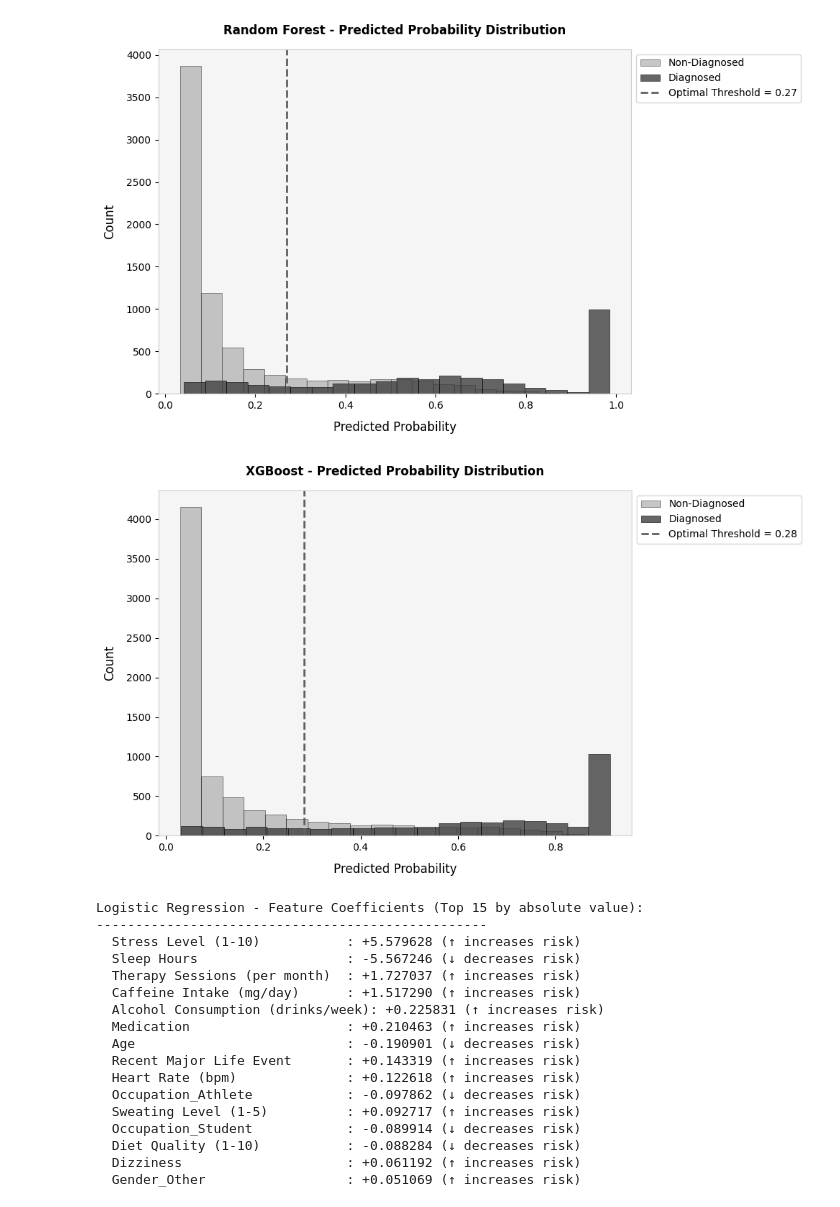
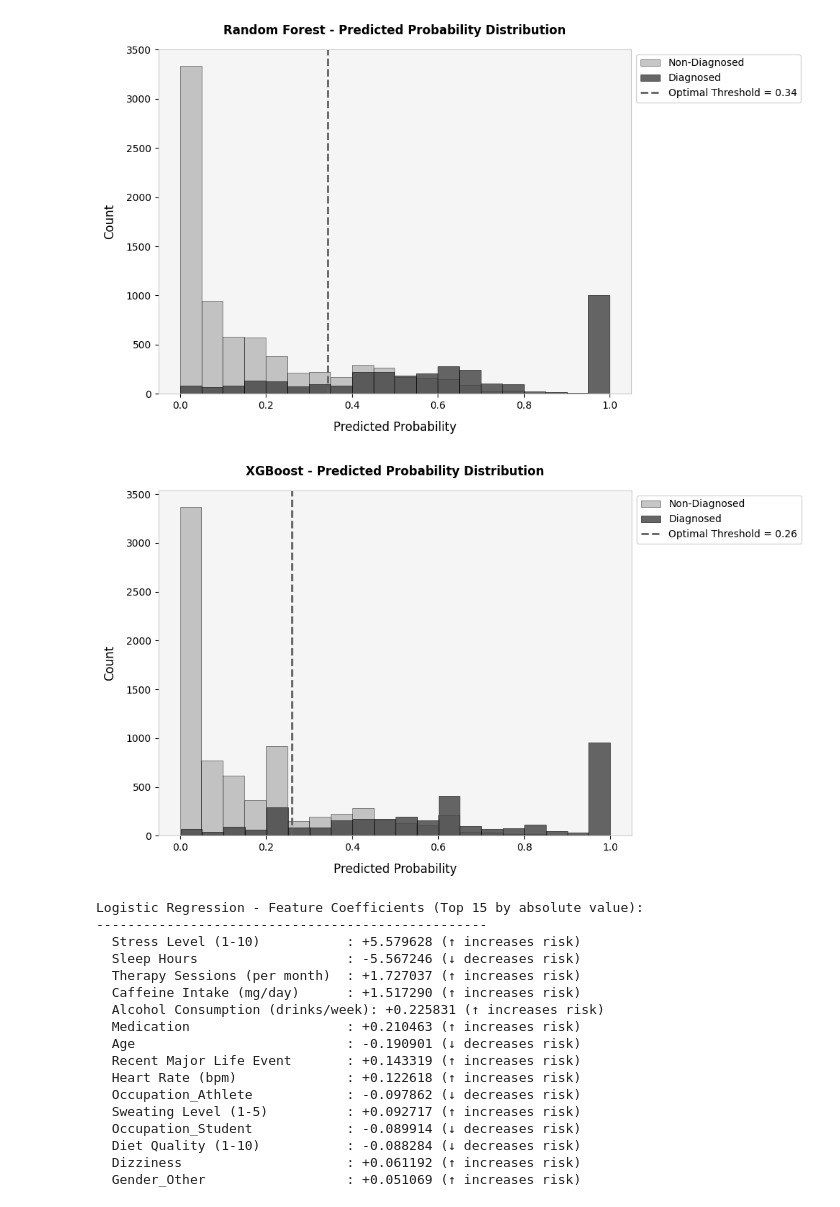
Before and after one commit to GEORGEMUTALE/DECLINE, a Jupyter notebook: model.ipynb, the cells around one changed output. Drawn from its saved outputs; the diff is of its cells as text; code cells hidden in the pictures.

```diff
--- a/model.ipynb
+++ b/model.ipynb
@@ -181,9 +181,9 @@ best_xgb    = xgb_search.best_estimator_
 scale_pos_weight = (y_train == 0).sum() / (y_train == 1).sum()
 best_xgb.named_steps['classifier'].set_params(scale_pos_weight=scale_pos_weight)
 
-logreg_model = CalibratedClassifierCV(best_logreg, method="sigmoid", cv=3)
-rf_model     = CalibratedClassifierCV(best_rf,     method="sigmoid", cv=3)
-xgb_model    = CalibratedClassifierCV(best_xgb,    method="sigmoid", cv=3)
+logreg_model = CalibratedClassifierCV(best_logreg, method="isotonic", cv=3)
+rf_model     = CalibratedClassifierCV(best_rf,     method="isotonic", cv=3)
+xgb_model    = CalibratedClassifierCV(best_xgb,    method="isotonic", cv=3)
 
 logreg_model.fit(X_train, y_train)
 rf_model.fit(X_train, y_train)
@@ -460,8 +460,8 @@ shap_values_class1 = shap_values_class1.reshape(len(X_test), len(feat_names))
 
 best_calibrated_prob_full = best_calibrated_model.predict_proba(X_test)[:, 1]
 
-# Still create a subset for waterfall plots (first 3 patients)
-SHAP_SAMPLE_SIZE = min(3, len(X_test))  # Changed to 3 for waterfall plots
+# Still create a subset for waterfall plots (first 4 patients)
+SHAP_SAMPLE_SIZE = min(4, len(X_test))  # Changed to 4 for waterfall plots
 X_test_subset    = X_test.iloc[:SHAP_SAMPLE_SIZE]
 y_test_subset    = y_test.iloc[:SHAP_SAMPLE_SIZE]
 shap_values_subset = shap_values_class1[:SHAP_SAMPLE_SIZE]
@@ -590,5 +590,5 @@ PREDICTED PROBABILITIES — First 20 Patients
-[figure, old version]
+[figure, new version]
-[figure, old version]
+[figure, new version]
 Logistic Regression - Feature Coefficients (Top 15 by absolute value):
 --------------------------------------------------
   Stress Level (1-10)           : +5.579628 (↑ increases risk)
```
Also changed, not shown: parts of 1 cell of this notebook, 2 other files.
